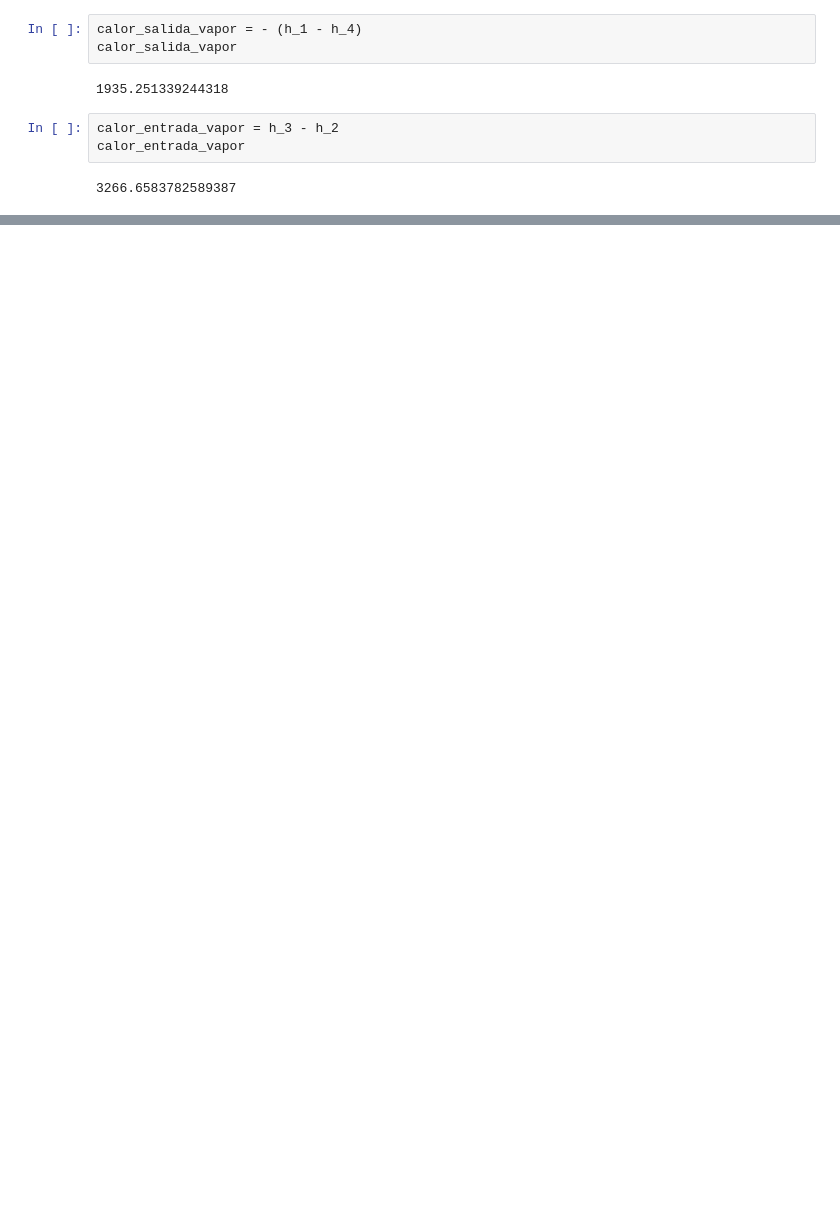
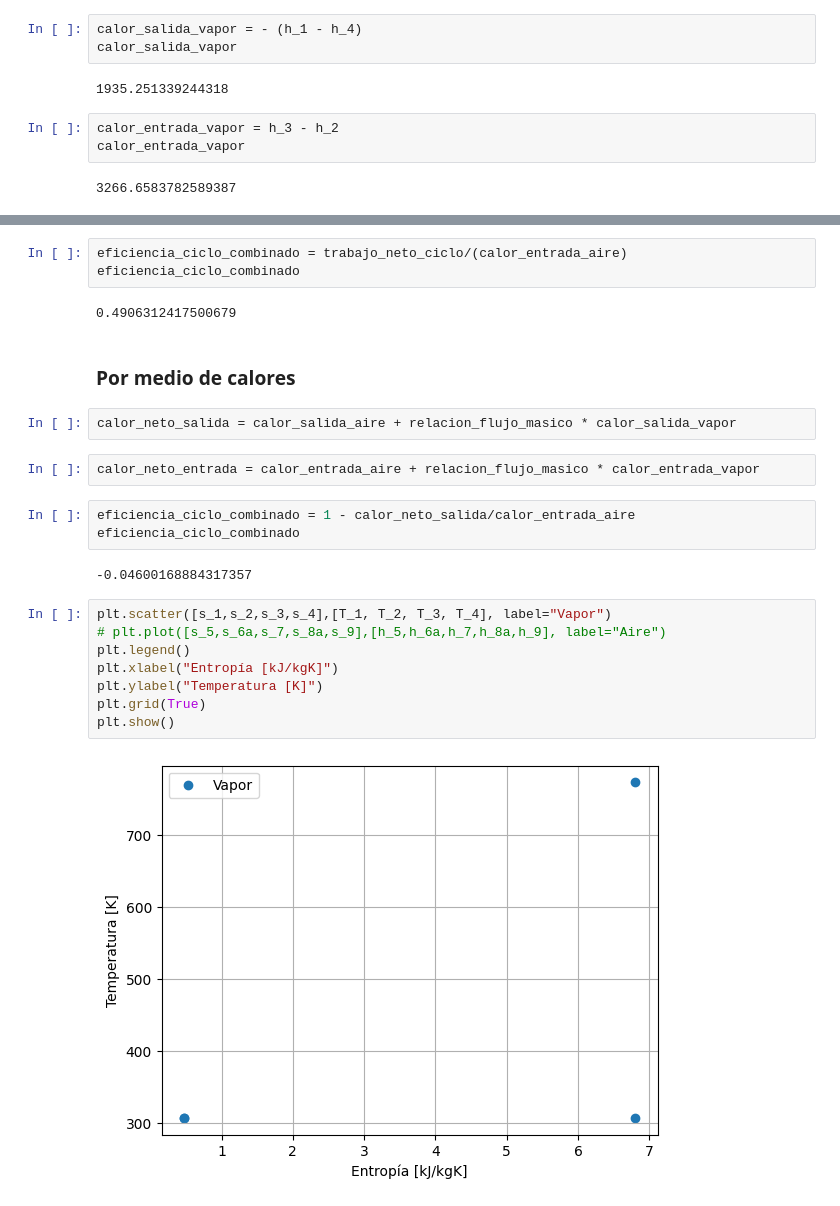
Before and after one commit to DanielSarmiento04/Termodinamica, a Jupyter notebook: es/Ejercicio 7/main.ipynb, the cells around one changed output, grey strips where cells are left out. Saved outputs shown, nothing was run; the diff lists cells and outputs as text; blank space fills up the shorter version.

```diff
--- a/es/Ejercicio 7/main.ipynb
+++ b/es/Ejercicio 7/main.ipynb
@@ -213,0 +316,26 @@ eficiencia_termica
+# %%
+eficiencia_ciclo_combinado = trabajo_neto_ciclo/(calor_entrada_aire)
+eficiencia_ciclo_combinado
+# %% [output]
+0.4906312417500679
+# %% [markdown]
+### Por medio de calores
+# %%
+calor_neto_salida = calor_salida_aire + relacion_flujo_masico * calor_salida_vapor
+# %%
+calor_neto_entrada = calor_entrada_aire + relacion_flujo_masico * calor_entrada_vapor
+# %%
+eficiencia_ciclo_combinado = 1 - calor_neto_salida/calor_entrada_aire
+eficiencia_ciclo_combinado
+# %% [output]
+-0.04600168884317357
+# %%
+plt.scatter([s_1,s_2,s_3,s_4],[T_1, T_2, T_3, T_4], label="Vapor")
+# plt.plot([s_5,s_6a,s_7,s_8a,s_9],[h_5,h_6a,h_7,h_8a,h_9], label="Aire")
+plt.legend()
+plt.xlabel("Entropía [kJ/kgK]")
+plt.ylabel("Temperatura [K]")
+plt.grid(True)
+plt.show()
+# %% [output]
+[figure, added]
```
Also changed, not shown: parts of 43 cells of this notebook.
